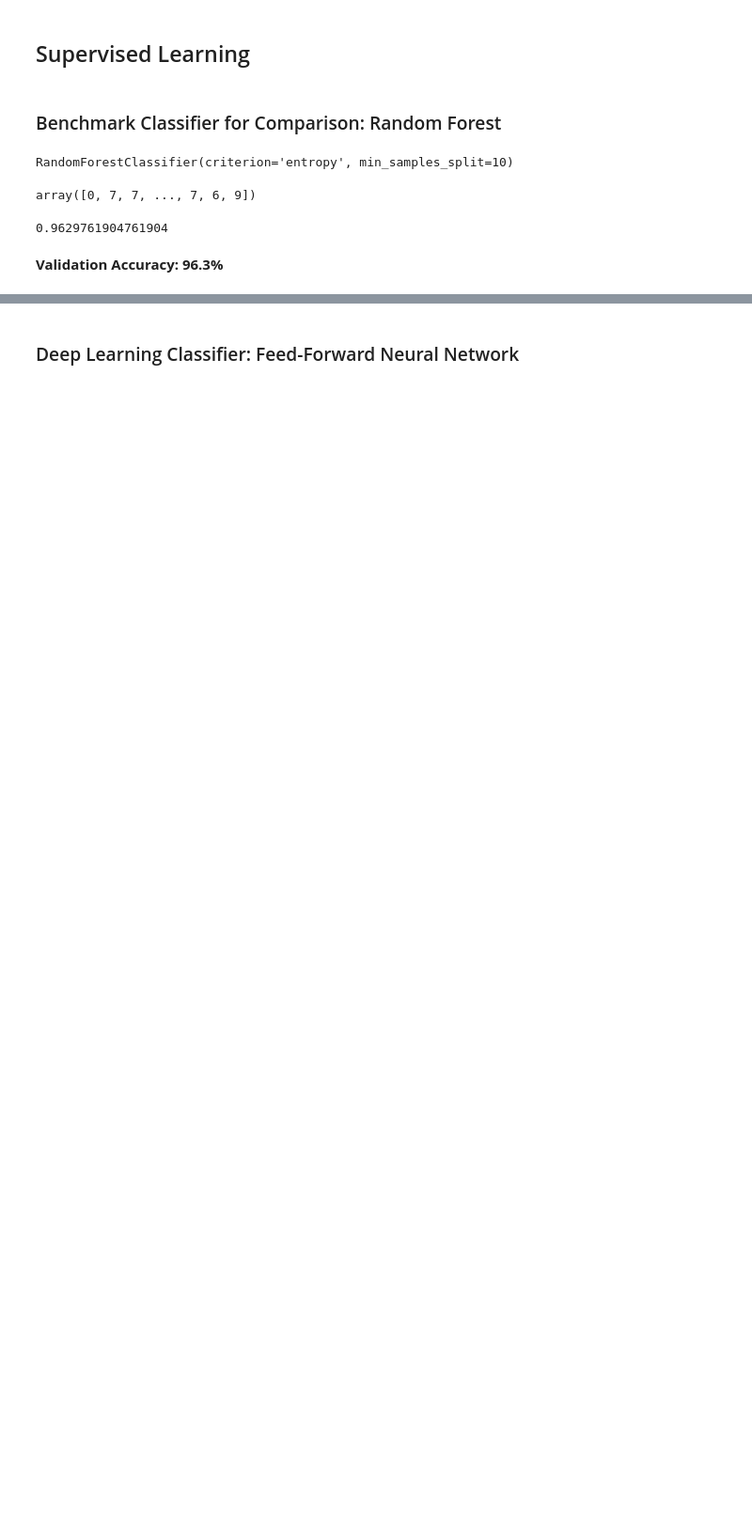
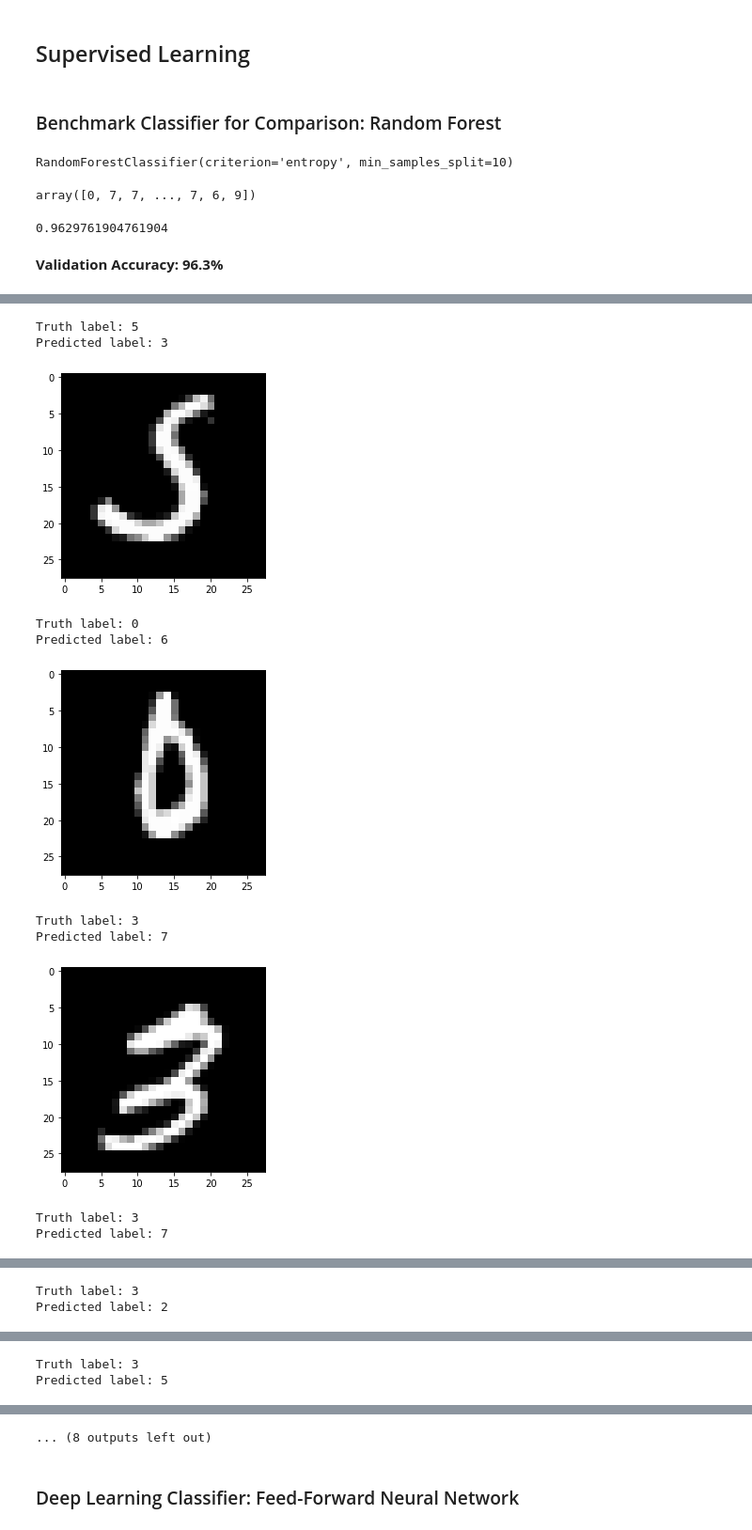
Before and after one commit to adamliuu/deep-learning-sandbox, a Jupyter notebook: mnist_tensorflow/Deep Learning with MNIST.ipynb, the cells around one changed output, grey strips where cells are left out. Shown: that part at 94% size. Drawn from its saved outputs; the diff is of its cells as text; code cells hidden in the pictures; blank space fills up the shorter version.

```diff
--- a/mnist_tensorflow/Deep Learning with MNIST.ipynb
+++ b/mnist_tensorflow/Deep Learning with MNIST.ipynb
@@ -104,14 +104,18 @@ Name: label, dtype: int64
 ## Visualizing the Dataset
 
 Since each row represents a 28 x 28 image flattened into a 1-D array where each pixel value represents the shade of the color of that pixel, we can use functions available in the **matplotlib** package to actually visualize each row as images. Here are a few examples below:
+# %%
+def plot_image(row, shape=(28, 28)):
+    array_row = np.array(row)
+    reshaped = array_row.reshape(shape)
+    plt.imshow(reshaped, cmap="gray")
+    plt.show();
 # %%
 for i in range(5):
     print("Showing image", i, "with truth label:", train_y.iloc[i])
-    row = np.array(train_X.iloc[i])
+    row = train_X.iloc[i]
     # Reshape the row into a 28 x 28 matrix
-    reshaped = row.reshape(28, 28)
-    plt.imshow(reshaped, cmap="gray")
-    plt.show()
+    plot_image(row)
 # %% [output]
 Showing image 0 with truth label: 1
 [figure]
@@ -152,0 +159,24 @@ calculate_accuracy(rf_val_predictions, val_y)
+# %%
+rf_mistakes_X = val_X[rf_val_predictions != val_y]
+rf_mistakes_y = val_y[rf_val_predictions != val_y]
+rf_mistakes_predictions = rf_val_predictions[rf_val_predictions != val_y]
+# %%
+# Plot some images and compare them to predicted results
+for i in range(10):
+    print("Truth label:", rf_mistakes_y.iloc[i])
+    print("Predicted label:", rf_mistakes_predictions[i])
+    row = rf_mistakes_X.iloc[i]
+    # Reshape the row into a 28 x 28 matrix
+    plot_image(row)
+# %% [output]
+Truth label: 5
+Predicted label: 3
+[figure, added]
+Truth label: 0
+Predicted label: 6
+[figure, added]
+Truth label: 3
+Predicted label: 7
+[figure, added]
+Truth label: 3
+Predicted label: 7
@@ -152,0 +184,2 @@ calculate_accuracy(rf_val_predictions, val_y)
+Truth label: 3
+Predicted label: 2
@@ -152,0 +187,2 @@ calculate_accuracy(rf_val_predictions, val_y)
+Truth label: 3
+Predicted label: 5
@@ -153,2 +190,3 @@ calculate_accuracy(rf_val_predictions, val_y)
+... (8 outputs left out)
 # %% [markdown]
 ### Deep Learning Classifier: Feed-Forward Neural Network
```
Also changed, not shown: parts of 8 cells of this notebook.
